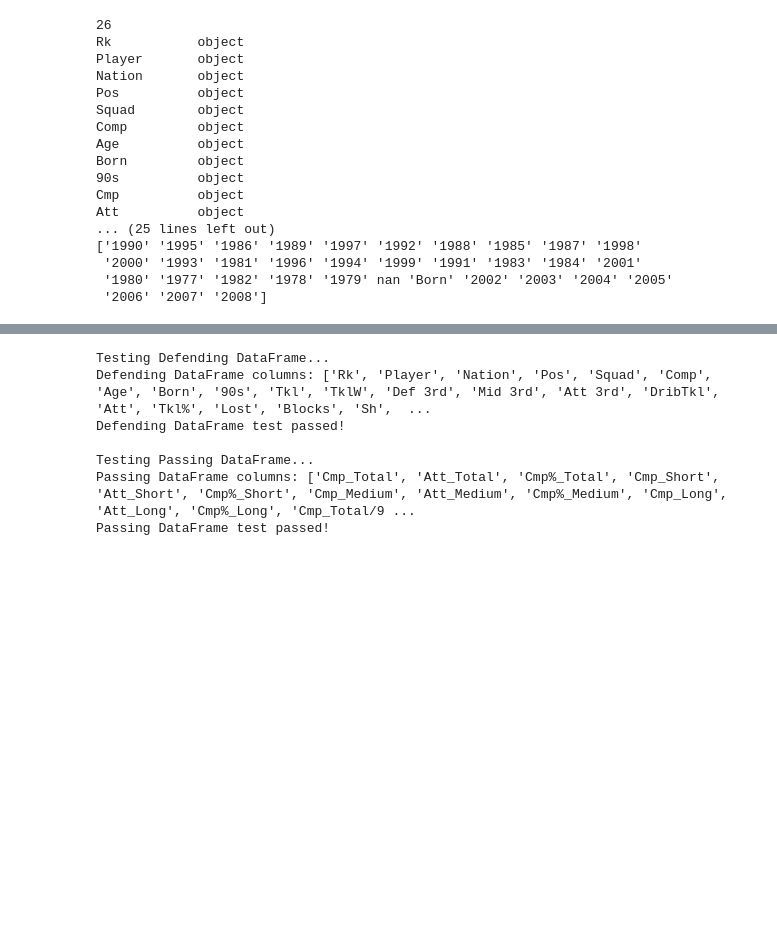
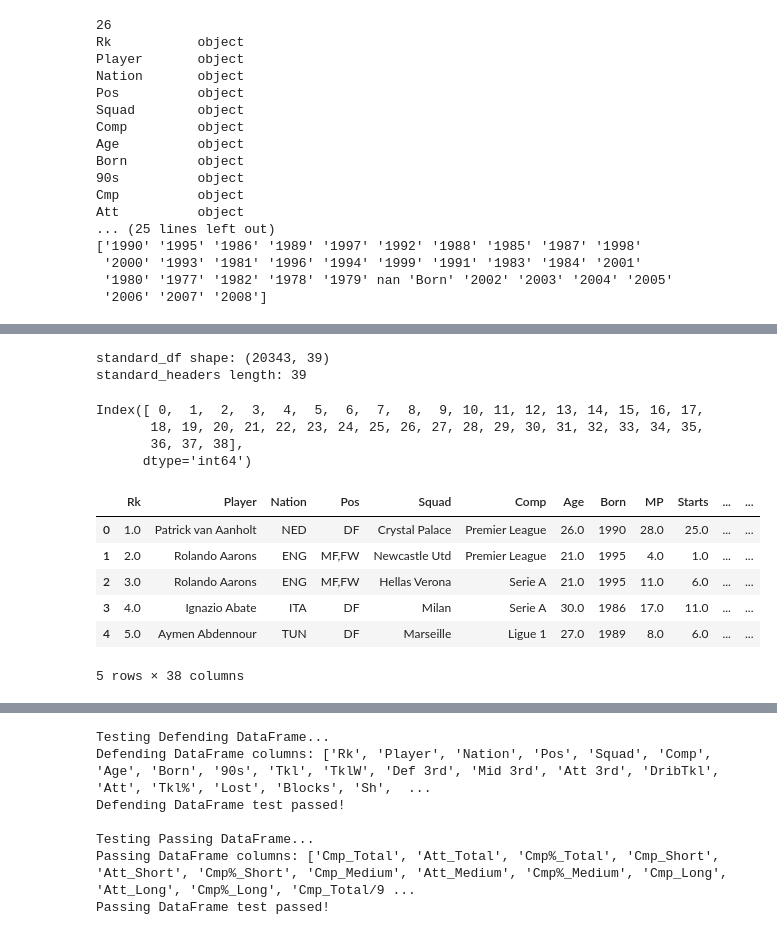
Before and after one commit to M4G1C14N5/scouting-report, a Jupyter notebook: data_cleaning.ipynb, the cells around one changed output, grey strips where cells are left out. Drawn from its saved outputs; the diff is of its cells as text; code cells hidden in the pictures; blank space fills up the shorter version.

```diff
--- a/data_cleaning.ipynb
+++ b/data_cleaning.ipynb
@@ -880,0 +901,23 @@ seasons_stats_cleaned = process_fbref_table(
+# %%
+print("standard_df shape:", standard_df.shape)
+print("standard_headers length:", len(standard_headers))
+# %% [output]
+standard_df shape: (20343, 39)
+standard_headers length: 39
+# %%
+print(standard_df.columns)
+# %% [output]
+Index([ 0,  1,  2,  3,  4,  5,  6,  7,  8,  9, 10, 11, 12, 13, 14, 15, 16, 17,
+       18, 19, 20, 21, 22, 23, 24, 25, 26, 27, 28, 29, 30, 31, 32, 33, 34, 35,
+       36, 37, 38],
+      dtype='int64')
+# %%
+standard_df_cleaned.head()
+# %% [output]
+|  | Rk | Player | Nation | Pos | Squad | Comp | Age | Born | MP | Starts | ... | ... |
+| 0 | 1.0 | Patrick van Aanholt | NED | DF | Crystal Palace | Premier League | 26.0 | 1990 | 28.0 | 25.0 | ... | ... |
+| 1 | 2.0 | Rolando Aarons | ENG | MF,FW | Newcastle Utd | Premier League | 21.0 | 1995 | 4.0 | 1.0 | ... | ... |
+| 2 | 3.0 | Rolando Aarons | ENG | MF,FW | Hellas Verona | Serie A | 21.0 | 1995 | 11.0 | 6.0 | ... | ... |
+| 3 | 4.0 | Ignazio Abate | ITA | DF | Milan | Serie A | 30.0 | 1986 | 17.0 | 11.0 | ... | ... |
+| 4 | 5.0 | Aymen Abdennour | TUN | DF | Marseille | Ligue 1 | 27.0 | 1989 | 8.0 | 6.0 | ... | ... |
+5 rows × 38 columns
```
Also changed, not shown: parts of 27 cells of this notebook.
